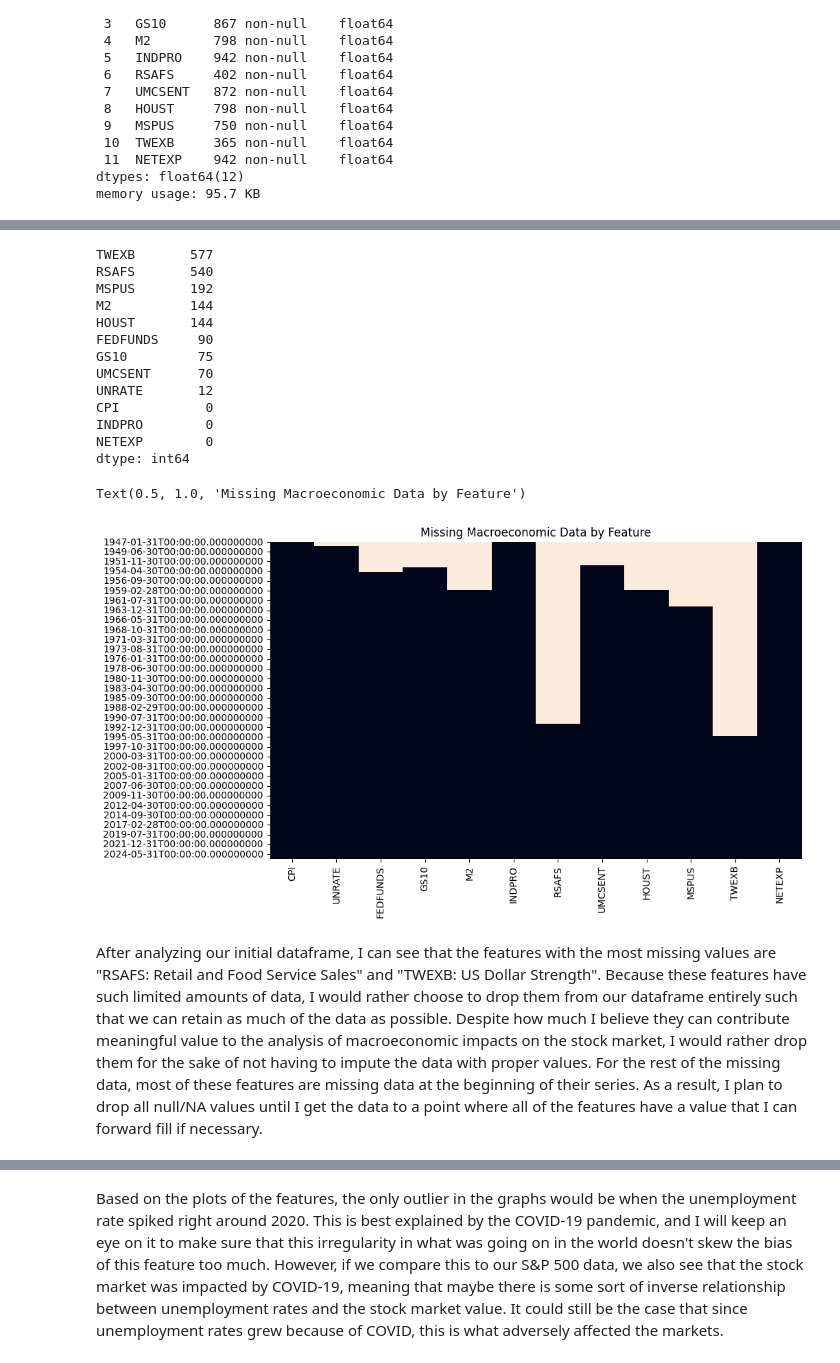
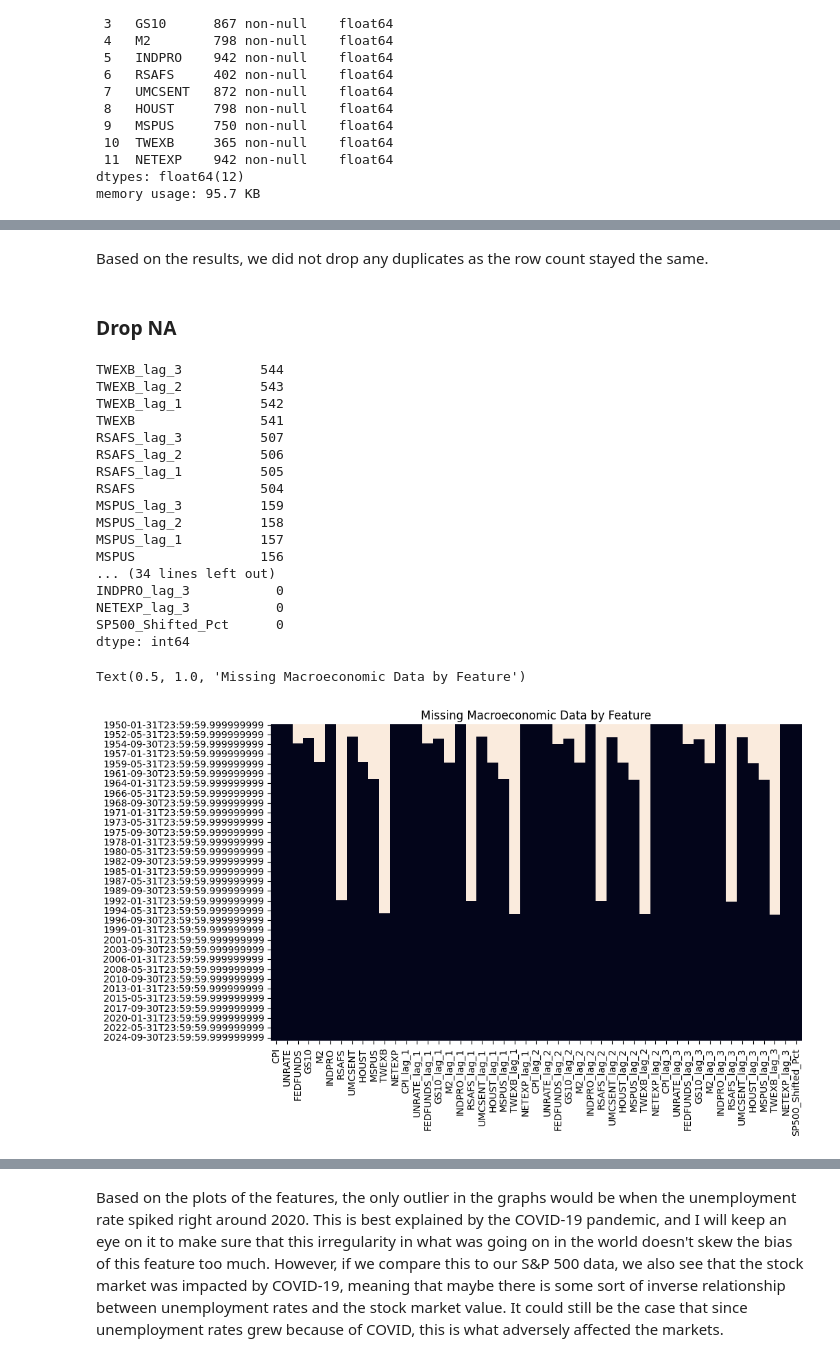
Before and after one commit to Naknak360/macroeconomic_predictor, a Jupyter notebook: Macroeconomic Predictor.ipynb, the cells around one changed output, grey strips where cells are left out. Drawn from its saved outputs; the diff is of its cells as text; code cells hidden in the pictures.

```diff
--- a/Macroeconomic Predictor.ipynb
+++ b/Macroeconomic Predictor.ipynb
@@ -279,0 +296,8 @@ memory usage: 95.7 KB
+# %%
+# Add 3 months of lag
+cols = fred_df.columns
+for lag in range(1, 4):
+    for col in cols:
+        fred_df[f'{col}_lag_{lag}'] = fred_df[col].shift(lag)
+
+fred_df.info()
@@ -280,27 +395,33 @@ memory usage: 95.7 KB
+# %% [markdown]
+Based on the results, we did not drop any duplicates as the row count stayed the same.
+# %% [markdown]
+### Drop NA
 # %%
 # Count missing values
-missing = fred_df.isnull().sum().sort_values(ascending=False)
+missing = combined_df.isnull().sum().sort_values(ascending=False)
 print(missing)
 
 # Visualize missing values
 plt.figure(figsize=(10, 6))
-sns.heatmap(fred_df.isnull(), cbar=False)
+sns.heatmap(combined_df.isnull(), cbar=False)
 plt.title("Missing Macroeconomic Data by Feature")
 # %% [output]
-TWEXB       577
-RSAFS       540
-MSPUS       192
-M2          144
-HOUST       144
-FEDFUNDS     90
-GS10         75
-UMCSENT      70
-UNRATE       12
-CPI           0
-INDPRO        0
-NETEXP        0
+TWEXB_lag_3          544
+TWEXB_lag_2          543
+TWEXB_lag_1          542
+TWEXB                541
+RSAFS_lag_3          507
+RSAFS_lag_2          506
+RSAFS_lag_1          505
+RSAFS                504
+MSPUS_lag_3          159
+MSPUS_lag_2          158
+MSPUS_lag_1          157
+MSPUS                156
+... (34 lines left out)
+INDPRO_lag_3           0
+NETEXP_lag_3           0
+SP500_Shifted_Pct      0
 dtype: int64
 Text(0.5, 1.0, 'Missing Macroeconomic Data by Feature')
-[figure, old version]
+[figure, new version]
-# %% [markdown]
-After analyzing our initial dataframe, I can see that the features with the most missing values are "RSAFS: Retail and Food Service Sales" and "TWEXB: US Dollar Strength". Because these features have such limited amounts of data, I would rather choose to drop them from our dataframe entirely such that we can retain as much of the data as possible. Despite how much I believe they can contribute meaningful value to the analysis of macroeconomic impacts on the stock market, I would rather drop them for the sake of not having to impute the data with proper values. For the rest of the missing data, most of these features are missing data at the beginning of their series. As a result, I plan to drop all null/NA values until I get the data to a point where all of the features have a value that I can forward fill if necessary.
```
Also changed, not shown: parts of 47 cells of this notebook.
